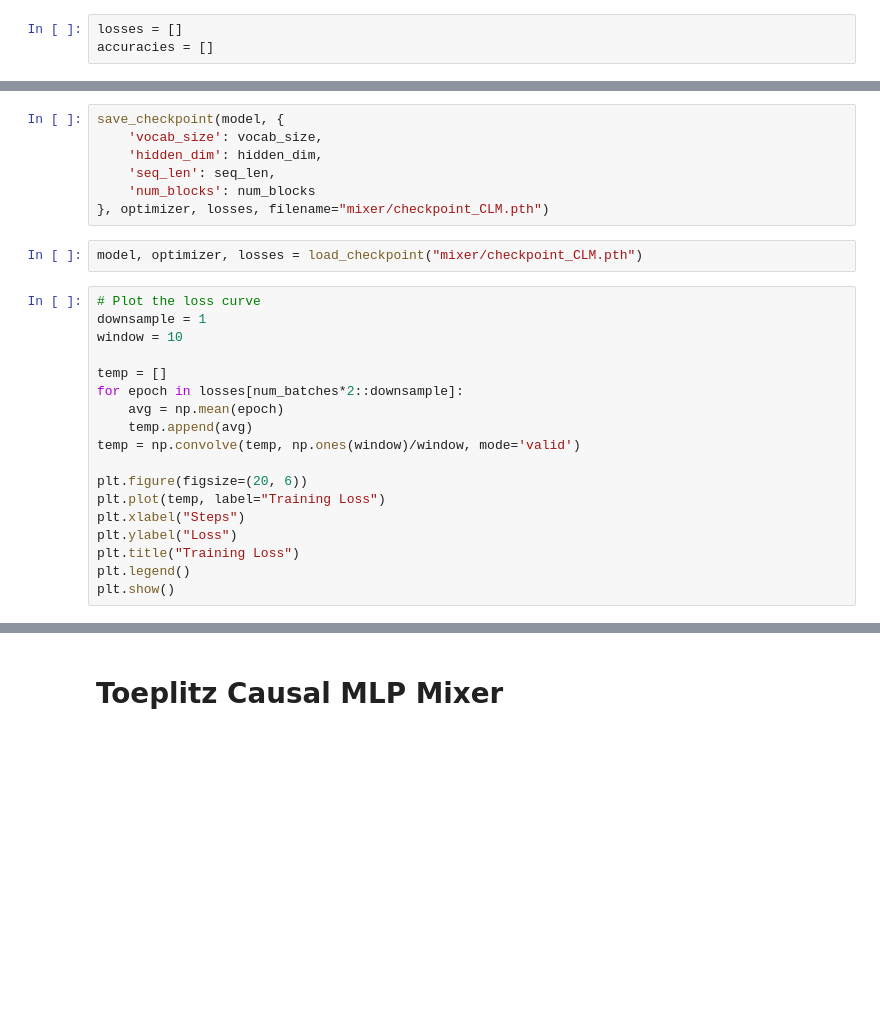
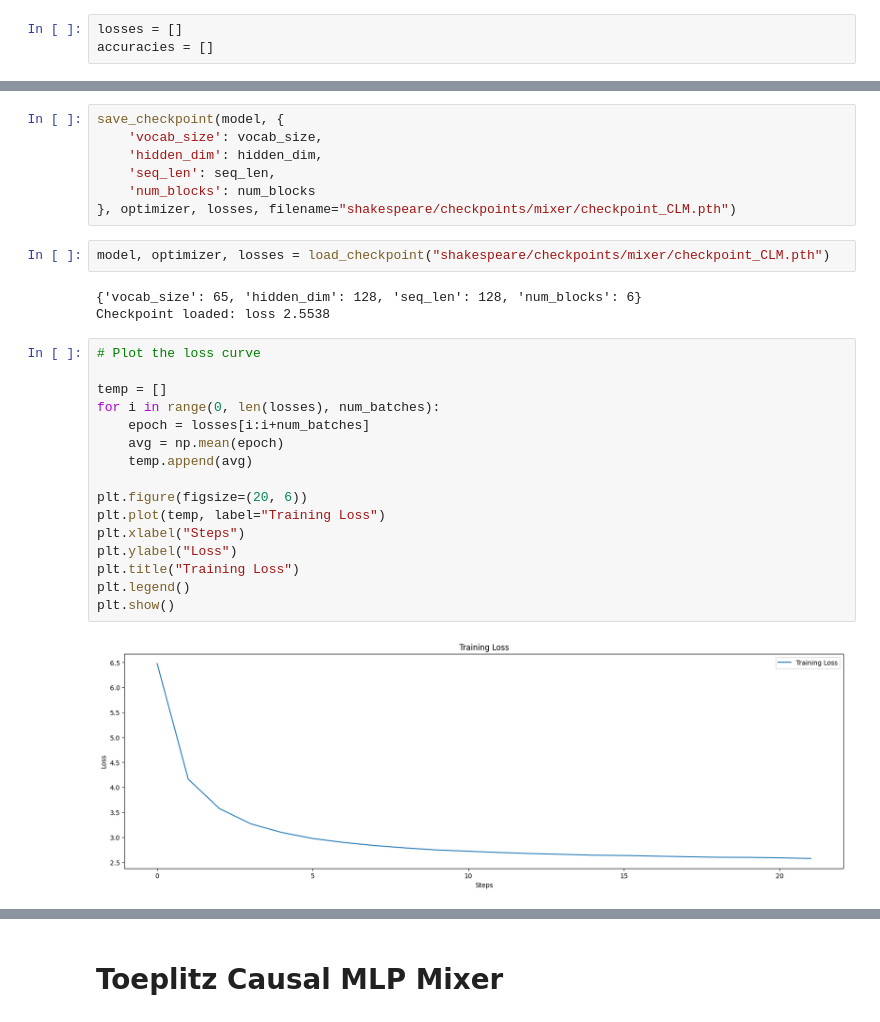
Before and after one commit to ethan-w-roland/AUNN, a Jupyter notebook: mixer.ipynb, the cells around one changed output, grey strips where cells are left out. Cells and saved outputs as stored; diff of their text form; blank space fills up the shorter version.

```diff
--- a/mixer.ipynb
+++ b/mixer.ipynb
@@ -301,27 +307,30 @@ save_checkpoint(model, {
     'hidden_dim': hidden_dim,
     'seq_len': seq_len,
     'num_blocks': num_blocks
-}, optimizer, losses, filename="mixer/checkpoint_CLM.pth")
+}, optimizer, losses, filename="shakespeare/checkpoints/mixer/checkpoint_CLM.pth")
 # %%
-model, optimizer, losses = load_checkpoint("mixer/checkpoint_CLM.pth")
+model, optimizer, losses = load_checkpoint("shakespeare/checkpoints/mixer/checkpoint_CLM.pth")
+# %% [output]
+{'vocab_size': 65, 'hidden_dim': 128, 'seq_len': 128, 'num_blocks': 6}
+Checkpoint loaded: loss 2.5538
 # %%
 # Plot the loss curve
-downsample = 1
-window = 10
 
 temp = []
-for epoch in losses[num_batches*2::downsample]:
+for i in range(0, len(losses), num_batches):
+    epoch = losses[i:i+num_batches]
     avg = np.mean(epoch)
     temp.append(avg)
-temp = np.convolve(temp, np.ones(window)/window, mode='valid')
 
 plt.figure(figsize=(20, 6))
 plt.plot(temp, label="Training Loss")
 plt.xlabel("Steps")
 plt.ylabel("Loss")
 plt.title("Training Loss")
 plt.legend()
 plt.show()
+# %% [output]
+[figure, added]
 # %%
 import torch
 import torch.nn.functional as F
```
Also changed, not shown: parts of 15 cells of this notebook, 2 other files.
